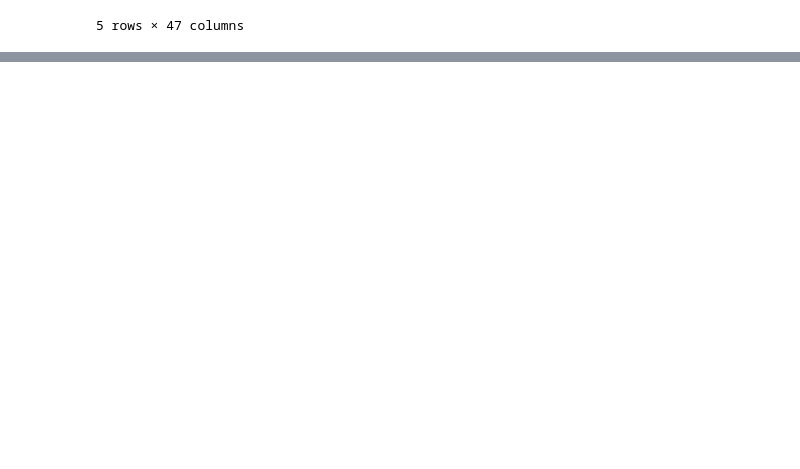
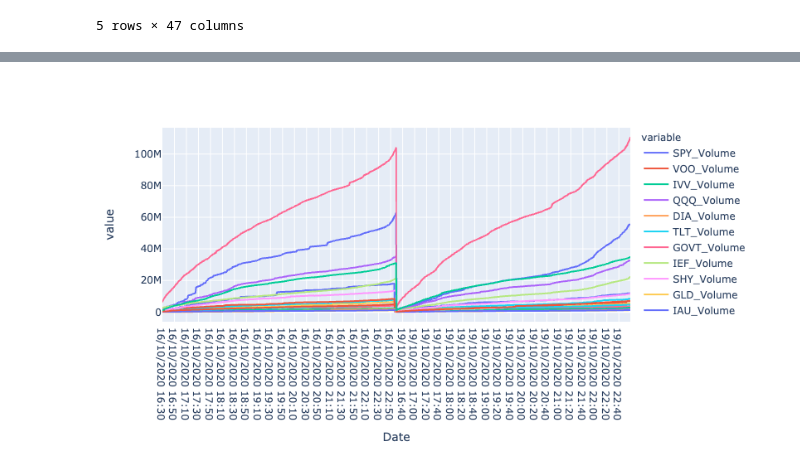
Before and after one commit to Arseni1919/ND_sandbox, a Jupyter notebook: Data Analisys.ipynb, the cells around one changed output, grey strips where cells are left out. Cells and saved outputs as stored; diff of their text form; code cells hidden in the pictures; blank space fills up the shorter version.

```diff
--- a/Data Analisys.ipynb
+++ b/Data Analisys.ipynb
@@ -41,0 +70,11 @@ print(list_of_graphs)
+# %%
+list_of_graphs = []
+for k in data.keys():
+    if 'Volume' in k:
+        list_of_graphs.append(k)
+    if 'Date' in k:
+        list_of_graphs.append(k)
+# list_of_graphs = list_of_graphs[1:]
+list_of_graphs
+df_stocks = data[list_of_graphs]
+df_stocks.head()
@@ -41,0 +89,8 @@ print(list_of_graphs)
+# %%
+px.line(
+    df_stocks,
+    x='Date',
+    y=list_of_graphs
+)
+# %% [output]
+[figure, added]
```
Also changed, not shown: parts of 15 cells of this notebook, 1 other file.
